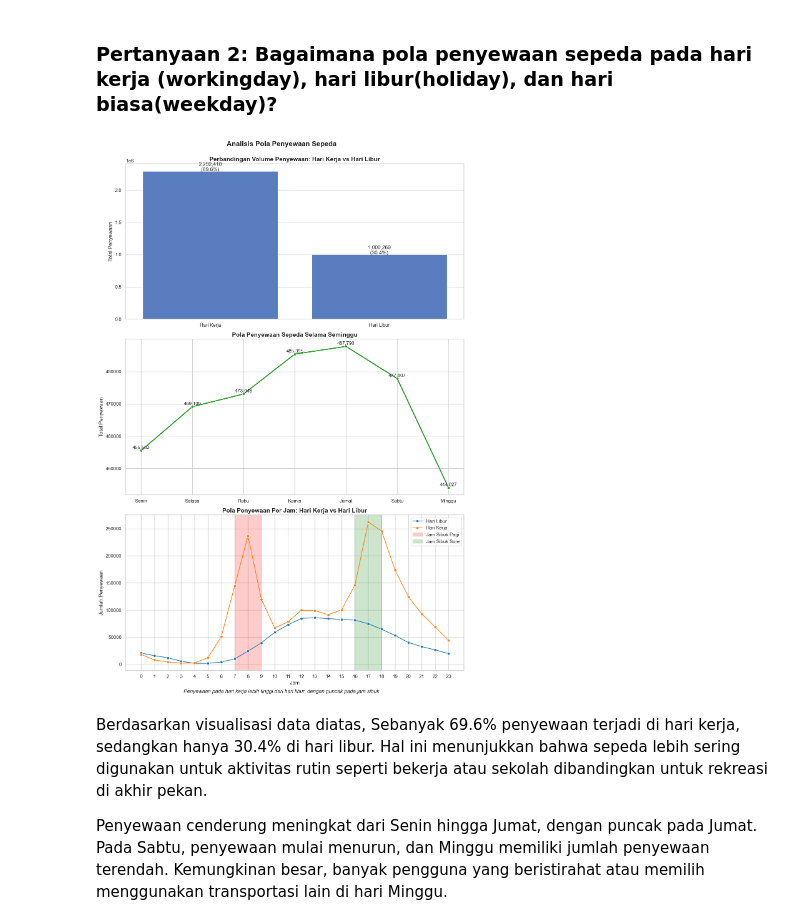
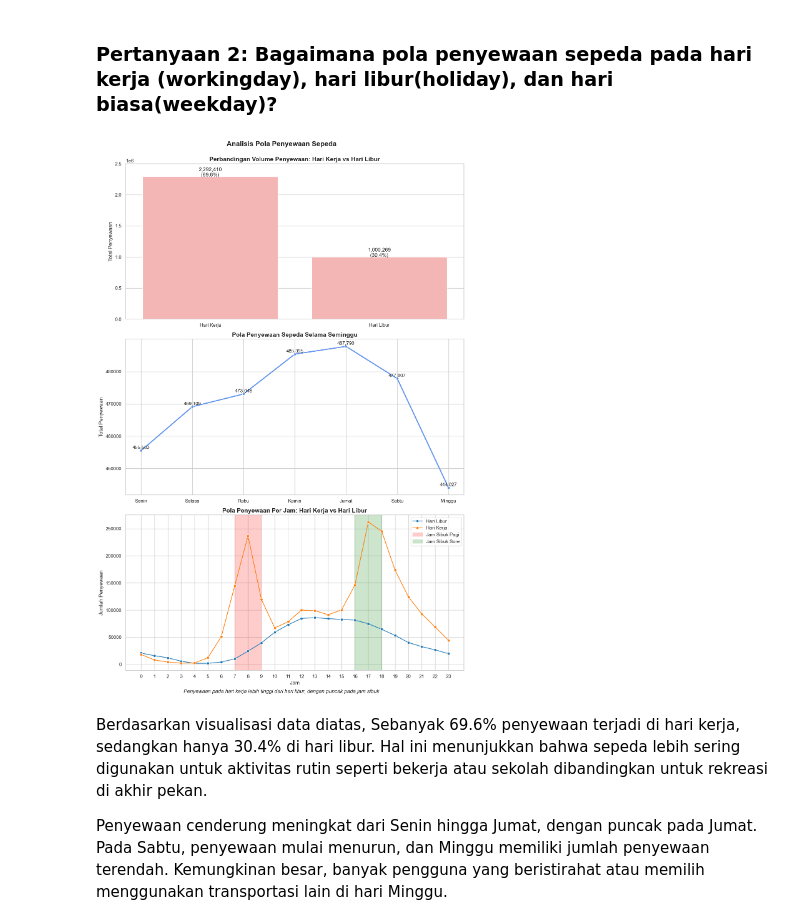
Before and after one commit to nabilaalt/Bike-Sharing-Analysis, a Jupyter notebook: notebook.ipynb, the cells around one changed output. Drawn from its saved outputs; the diff is of its cells as text; code cells hidden in the pictures.

```diff
--- a/notebook.ipynb
+++ b/notebook.ipynb
@@ -710,6 +654,7 @@ Kondisi cuaca memiliki pengaruh signifikan terhadap jumlah penyewaan sepeda. Cua
 # %% [markdown]
 ### Pertanyaan 2: Bagaimana pola penyewaan sepeda pada hari kerja (workingday), hari libur(holiday), dan hari biasa(weekday)?
 # %%
+hari_mapping = {'Monday': 0, 'Tuesday': 1, 'Wednesday': 2, 'Thursday': 3, 'Friday': 4, 'Saturday': 5, 'Sunday': 6}
 sns.set_theme(style="whitegrid", palette="muted")
 plt.rcParams.update({'font.size': 11})
 
@@ -729,39 +674,45 @@ hourly_data_plot['tipe_hari'] = hourly_data_plot['workingday'].map({'Yes': 'Hari
 
 fig, axes = plt.subplots(nrows=3, ncols=1, figsize=(12, 18))
 
-ax = sns.barplot(x='tipe_hari', y='total_rentals', data=tipe_hari_data, ax=axes[0])
+ax = sns.barplot(x='tipe_hari', y='total_rentals', data=tipe_hari_data, ax=axes[0], color="#FFABAB")
 for p, perc in zip(ax.patches, tipe_hari_data['persentase']):
-    axes[0].text(p.get_x() + p.get_width()/2., p.get_height() + 500, f'{int(p.get_height()):,}\n({perc}%)', ha="center", fontsize=12)
+    axes[0].text(p.get_x() + p.get_width()/2., p.get_height() + 1500,
+                 f'{int(p.get_height()):,}\n({perc}%)',
+                 ha="center", fontsize=12)
+
 axes[0].set_title('Perbandingan Volume Penyewaan: Hari Kerja vs Hari Libur', fontsize=14, fontweight='bold')
 axes[0].set_ylabel('Total Penyewaan')
 axes[0].set_xlabel('')
+axes[0].set_ylim(0, 2500000)
 
-sns.lineplot(x='weekday_num', y='total_rentals', data=weekday_data, marker='o', linewidth=2.5, color='#2ca02c', ax=axes[1])
+sns.lineplot(x='weekday_num', y='total_rentals', data=weekday_data, marker='o', linewidth=2.5, color="#6495ED", ax=axes[1])
 axes[1].set_xticks(range(7))
 axes[1].set_xticklabels(hari_names)
 for i, row in weekday_data.iterrows():
     axes[1].text(row['weekday_num'], row['total_rentals'] + 500, f'{int(row["total_rentals"]):,}', ha='center')
+
 axes[1].set_title('Pola Penyewaan Sepeda Selama Seminggu', fontsize=14, fontweight='bold')
 axes[1].set_ylabel('Total Penyewaan')
 axes[1].set_xlabel('')
+
 
 sns.lineplot(x='hour', y='total_rentals', hue='tipe_hari', data=hourly_data_plot, marker='o', palette=['#1f77b4', '#ff7f0e'], ax=axes[2])
 axes[2].axvspan(7, 9, alpha=0.2, color='red', label='Jam Sibuk Pagi')
 axes[2].axvspan(16, 18, alpha=0.2, color='green', label='Jam Sibuk Sore')
 axes[2].set_title('Pola Penyewaan Per Jam: Hari Kerja vs Hari Libur', fontsize=14, fontweight='bold')
 axes[2].set_ylabel('Jumlah Penyewaan')
 axes[2].set_xlabel('Jam')
 axes[2].set_xticks(range(24))
 axes[2].legend(title='')
 
 fig.suptitle('Analisis Pola Penyewaan Sepeda', fontsize=16, fontweight='bold', y=0.99)
 fig.text(0.5, 0.01, 'Penyewaan pada hari kerja lebih tinggi dari hari libur, dengan puncak pada jam sibuk', ha='center', fontsize=12, fontstyle='italic')
 
 plt.tight_layout()
 plt.subplots_adjust(top=0.95, bottom=0.05)
 plt.show()
 # %% [output]
-[figure, old version]
+[figure, new version]
 # %% [markdown]
 Berdasarkan visualisasi data diatas, Sebanyak 69.6% penyewaan terjadi di hari kerja, sedangkan hanya 30.4% di hari libur.
 Hal ini menunjukkan bahwa sepeda lebih sering digunakan untuk aktivitas rutin seperti bekerja atau sekolah dibandingkan untuk rekreasi di akhir pekan.
```
Also changed, not shown: parts of 5 cells of this notebook, 2 other files.
